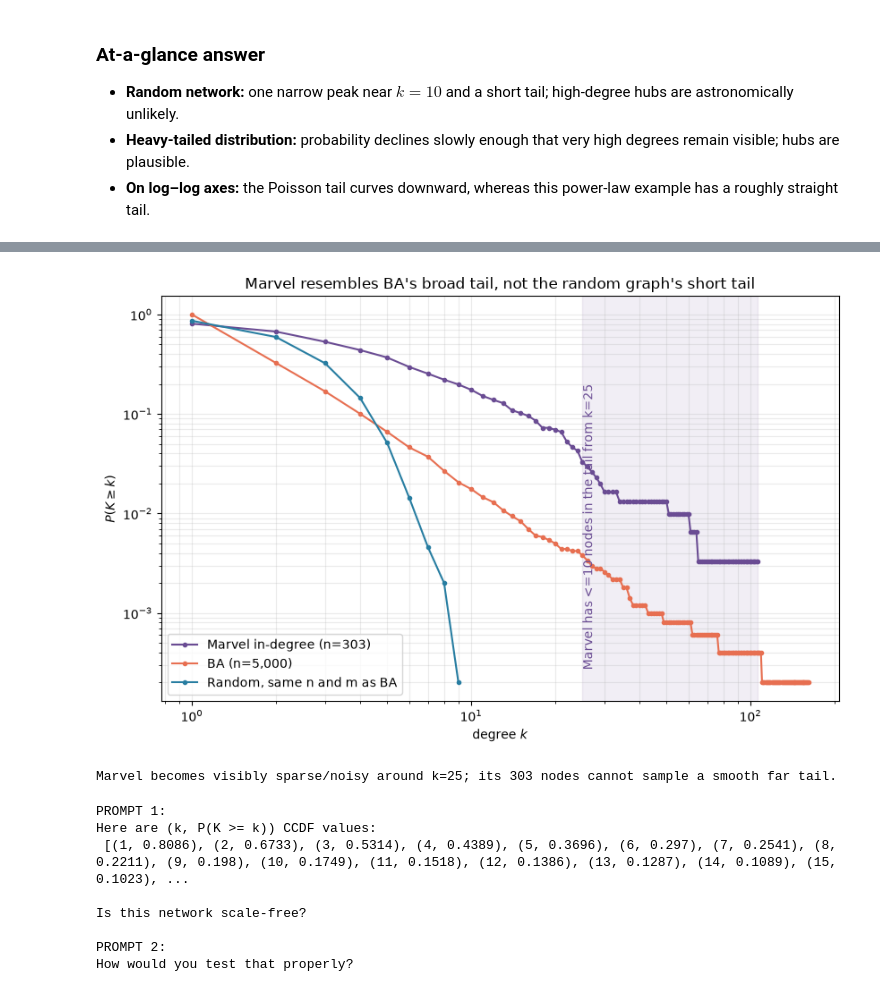
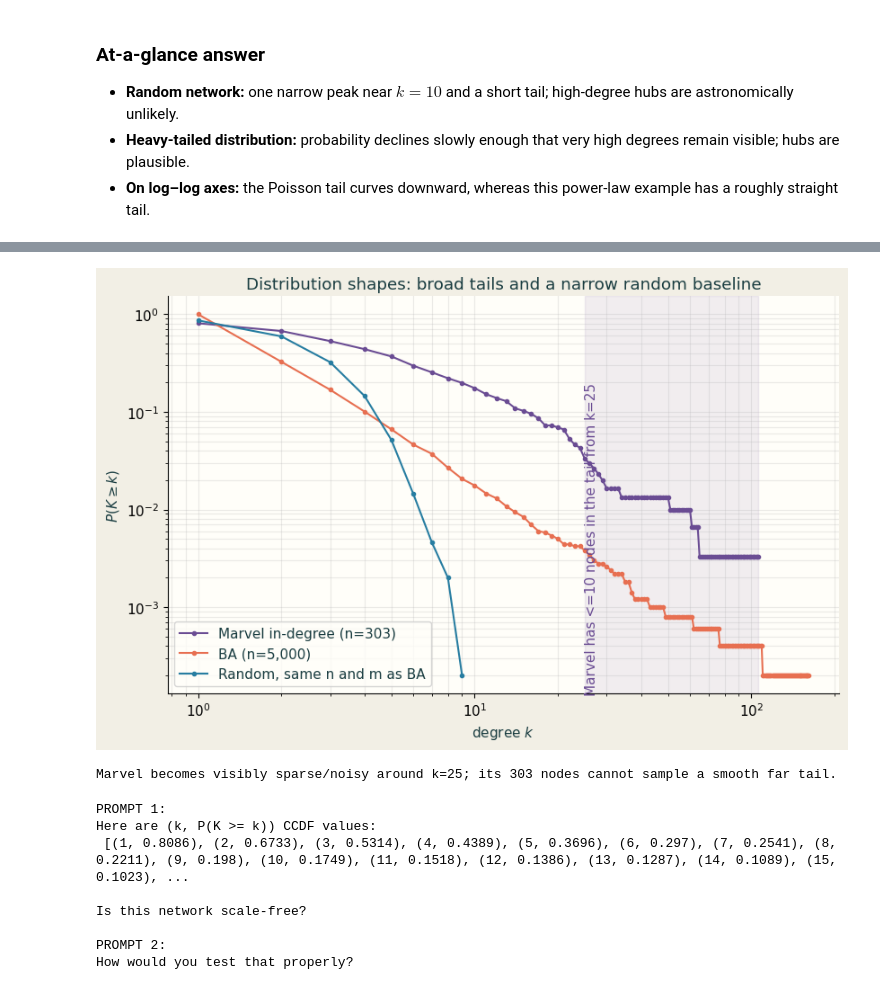
Before and after one commit to detchampenBo/Go_Nuts_repos, a Jupyter notebook: notebooks/week02_poissondist.ipynb, the cells around one changed output, grey strips where cells are left out. Saved outputs shown, nothing was run; the diff lists cells and outputs as text; code cells hidden in the pictures.

```diff
--- a/notebooks/week02_poissondist.ipynb
+++ b/notebooks/week02_poissondist.ipynb
@@ -11,6 +11,8 @@ import ipywidgets as widgets
 import matplotlib.pyplot as plt
 import numpy as np
 from IPython.display import display
+
+plt.rcParams.update({"figure.facecolor": "#f2efe5", "axes.facecolor": "#fffef9", "axes.spines.top": False, "axes.spines.right": False, "axes.labelcolor": "#193c40", "text.color": "#193c40", "font.size": 11})
 
 
 def poisson_pmf(k, mean):
@@ -86,3 +88,6 @@ plot = widgets.interactive_output(
     {"gamma": gamma_slider, "k_min": k_min_slider, "max_degree": max_degree_slider},
 )
 display(controls, plot)
+
+# Static preview also remains visible in notebook viewers without widgets.
+draw_degree_distributions()
@@ -214,32 +249,32 @@ The CCDF needs no bins: each point directly counts the fraction of nodes with de
 # %%
 # 2.6.2 - Marvel versus a 5,000-node BA network and a same-size random network
 ba = nx.barabasi_albert_graph(5_000, 1, seed=7)
 random_graph = nx.gnm_random_graph(ba.number_of_nodes(), ba.number_of_edges(), seed=7)
 ba_degree = np.array([degree for _, degree in ba.degree()])
 random_degree = np.array([degree for _, degree in random_graph.degree()])
 
 fig, ax = plt.subplots(figsize=(8.5, 5.5))
 for degrees, label, color in [
     (marvel_in_degree, "Marvel in-degree (n=303)", "#6a4c93"),
     (ba_degree, "BA (n=5,000)", "#e76f51"),
     (random_degree, "Random, same n and m as BA", "#277da1"),
 ]:
     k, probability = ccdf(degrees)
     ax.loglog(k, probability, "o-", ms=3, lw=1.5, label=label, color=color)
 
 sparse_tail_start = marvel_k[np.flatnonzero(marvel_ccdf * len(marvel_in_degree) <= 10)[0]]
 ax.axvspan(sparse_tail_start, marvel_k[-1], color="#6a4c93", alpha=0.09)
 ax.text(sparse_tail_start, 0.2, f"Marvel has <=10 nodes in the tail from k={sparse_tail_start}",
         color="#6a4c93", rotation=90, va="top")
-ax.set(title="Marvel resembles BA's broad tail, not the random graph's short tail",
+ax.set(title="Distribution shapes: broad tails and a narrow random baseline",
        xlabel="degree $k$", ylabel=r"$P(K \geq k)$")
 ax.grid(which="both", alpha=0.25)
 ax.legend()
 fig.tight_layout()
 plt.show()
 print(f"Marvel becomes visibly sparse/noisy around k={sparse_tail_start}; its 303 nodes cannot sample a smooth far tail.")
 # %% [output]
-[figure, old version]
+[figure, new version]
 Marvel becomes visibly sparse/noisy around k=25; its 303 nodes cannot sample a smooth far tail.
 # %%
 # 2.6.3 - Copy this into a fresh LLM chat, then grade the answers
```
Also changed, not shown: parts of 5 cells of this notebook, 9 other files.
